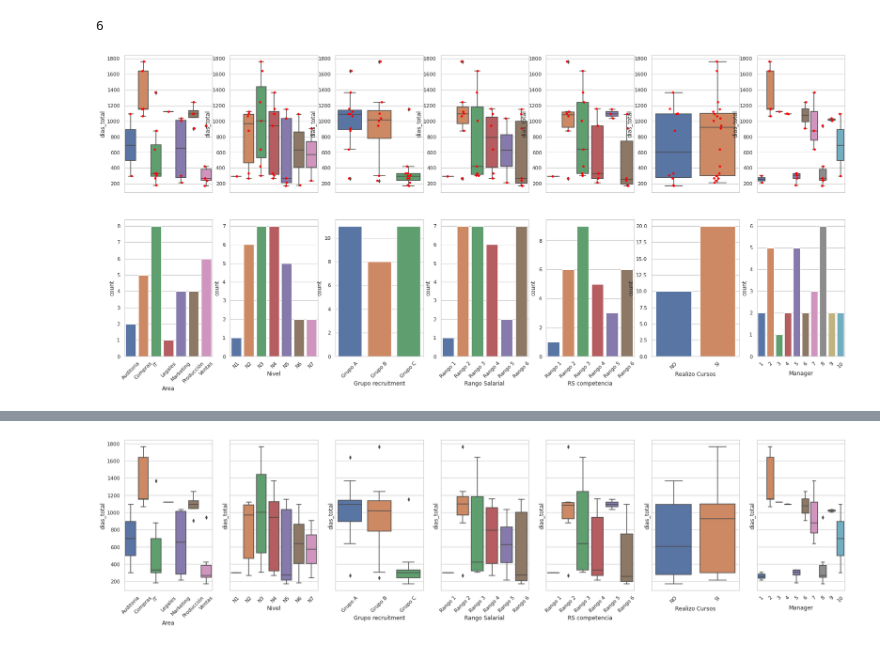
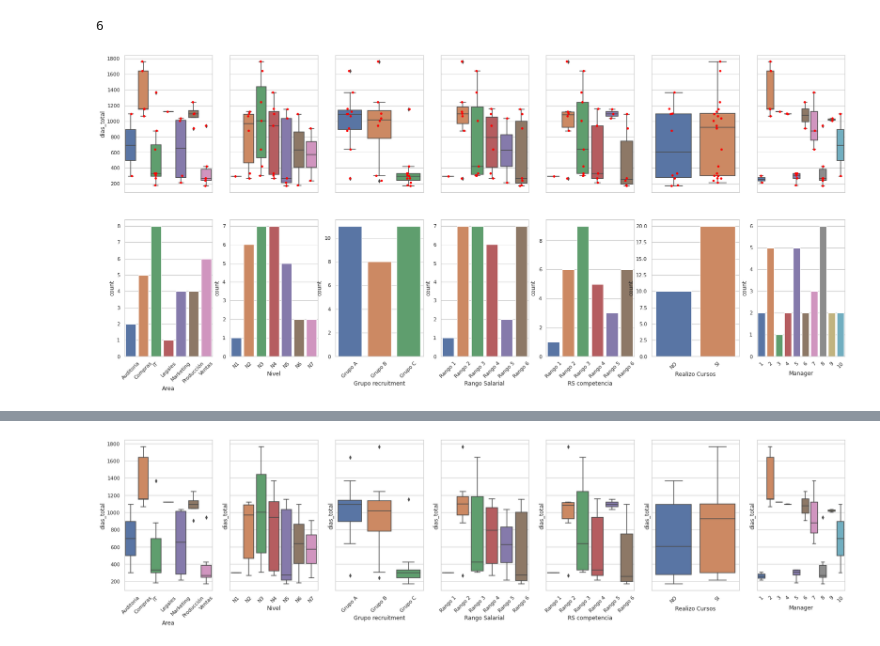
Before and after one commit to alexandergribenchenko/EDVai_DE, a Jupyter notebook: Sesion_01/NB_Sesion_01_Alexander.ipynb, the cells around one changed output, grey strips where cells are left out. Drawn from its saved outputs; the diff is of its cells as text; code cells hidden in the pictures.

```diff
--- a/Sesion_01/NB_Sesion_01_Alexander.ipynb
+++ b/Sesion_01/NB_Sesion_01_Alexander.ipynb
@@ -97,20 +97,23 @@ cantidad_graficos
 # %%
 col_cat = ['Area', 'Nivel', 'Grupo recruitment', 'Rango Salarial', 'RS competencia', 'Realizo Cursos', 'Manager']
 
 fig, axs = plt.subplots(nrows=2, ncols=len(col_cat), sharey=False)
 fig.set_size_inches(28, 12)
 
 for index, col in enumerate(col_cat):
   col_order = sorted(df[col].unique())
 
   sns.boxplot(ax=axs[0,index], x=col, y='dias_total', data=df, order=col_order)
   sns.stripplot(ax=axs[0,index], x=col, y='dias_total', data=df, order=col_order, color='red')
   axs[0,index].set_xticklabels([])
   axs[0,index].set_xlabel('')
+  if index>0:
+    axs[0,index].set_yticklabels([])
+    axs[0,index].set_ylabel('')
 
   sns.countplot(ax=axs[1, index], x=col, data=df, order=col_order)
   axs[1, index].set_xticklabels(axs[1, index].get_xticklabels(), rotation=45)
 
 plt.show()
 # %% [output]
-[figure, old version]
+[figure, new version]
```
Also changed, not shown: parts of 2 cells of this notebook.
